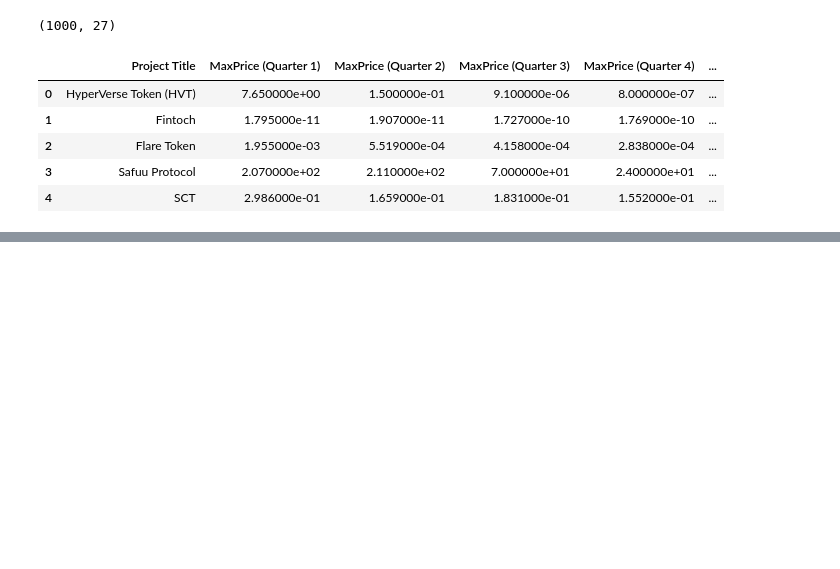
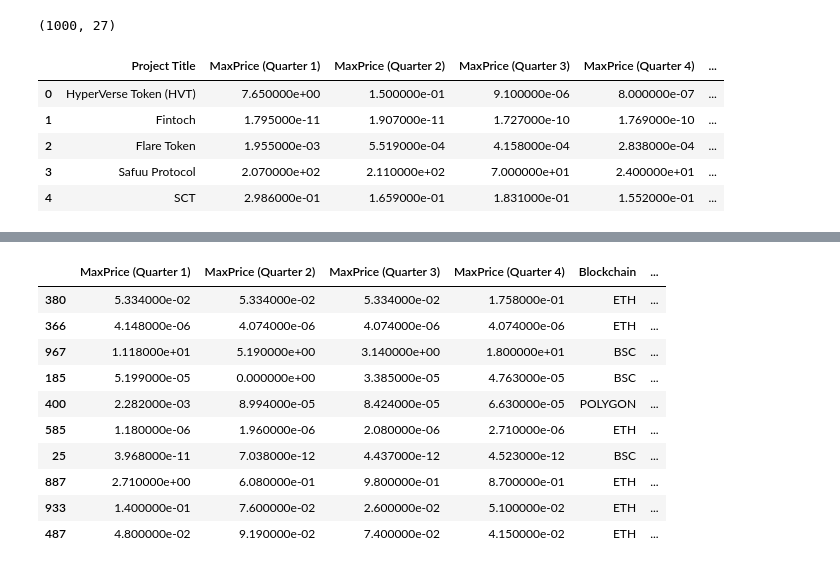
Before and after one commit to Luero/ML_RugPull_Detector, a Jupyter notebook: TM-RugPull initial analysis.ipynb, the cells around one changed output, grey strips where cells are left out. Cells and saved outputs as stored; diff of their text form; code cells hidden in the pictures; blank space fills up the shorter version.

Commit message:
Split data to test and validation sets for future experimentation

```diff
--- a/TM-RugPull initial analysis.ipynb
+++ b/TM-RugPull initial analysis.ipynb
@@ -29,0 +34,24 @@ data.head(5)
+# %%
+#Create a test set and a validation set from the raw data to avoid data leakage
+#Validation set size is about 10,5% and test set size is about 24,5% from the whole data set
+#TODO reference to AML tutorial
+
+from sklearn.model_selection import train_test_split
+
+#define size of data both for test and validatioin sets, define the seed for all subsequent experiments
+test_and_val_size = 0.35
+seed = 7
+
+#Split the data first on train set and set for test and validation
+train_set, test_and_val_set = train_test_split(data, test_size=test_and_val_size, random_state=seed, stratify=data['class'])
+
+#Split the part for test and validation into test set and validation set
+test_set, val_set = train_test_split(test_and_val_set, test_size=0.3, random_state=seed, stratify=test_and_val_set['class'])
+
+#Output the shapes to verify the splits
+print("Training set shape:", train_set.shape)
+print("Test set shape:", test_set.shape)
+print("Validation set shape:", val_set.shape)
+
+#Create a list of sets to perform further feature engeneering on all subsets of data
+data_sets = [train_set, test_set, val_set]
@@ -29,0 +101,14 @@ data.head(5)
+# %%
+train_set.head(10)
+# %% [output]
+|  | MaxPrice (Quarter 1) | MaxPrice (Quarter 2) | MaxPrice (Quarter 3) | MaxPrice (Quarter 4) | Blockchain | ... |
+| 380 | 5.334000e-02 | 5.334000e-02 | 5.334000e-02 | 1.758000e-01 | ETH | ... |
+| 366 | 4.148000e-06 | 4.074000e-06 | 4.074000e-06 | 4.074000e-06 | ETH | ... |
+| 967 | 1.118000e+01 | 5.190000e+00 | 3.140000e+00 | 1.800000e+01 | BSC | ... |
+| 185 | 5.199000e-05 | 0.000000e+00 | 3.385000e-05 | 4.763000e-05 | BSC | ... |
+| 400 | 2.282000e-03 | 8.994000e-05 | 8.424000e-05 | 6.630000e-05 | POLYGON | ... |
+| 585 | 1.180000e-06 | 1.960000e-06 | 2.080000e-06 | 2.710000e-06 | ETH | ... |
+| 25 | 3.968000e-11 | 7.038000e-12 | 4.437000e-12 | 4.523000e-12 | BSC | ... |
+| 887 | 2.710000e+00 | 6.080000e-01 | 9.800000e-01 | 8.700000e-01 | ETH | ... |
+| 933 | 1.400000e-01 | 7.600000e-02 | 2.600000e-02 | 5.100000e-02 | ETH | ... |
+| 487 | 4.800000e-02 | 9.190000e-02 | 7.400000e-02 | 4.150000e-02 | ETH | ... |
```
Also changed, not shown: parts of 7 cells of this notebook.
